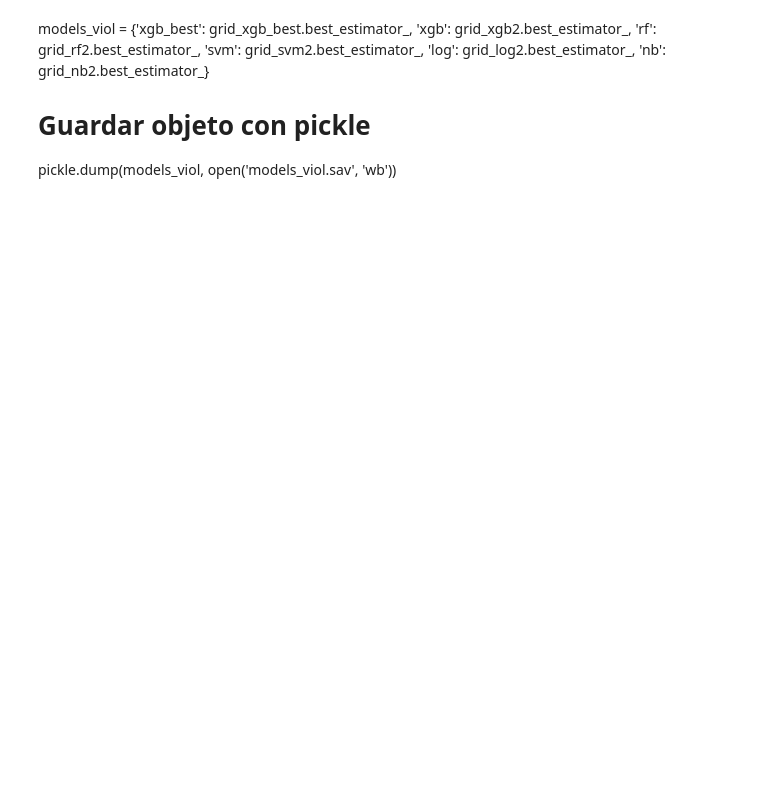
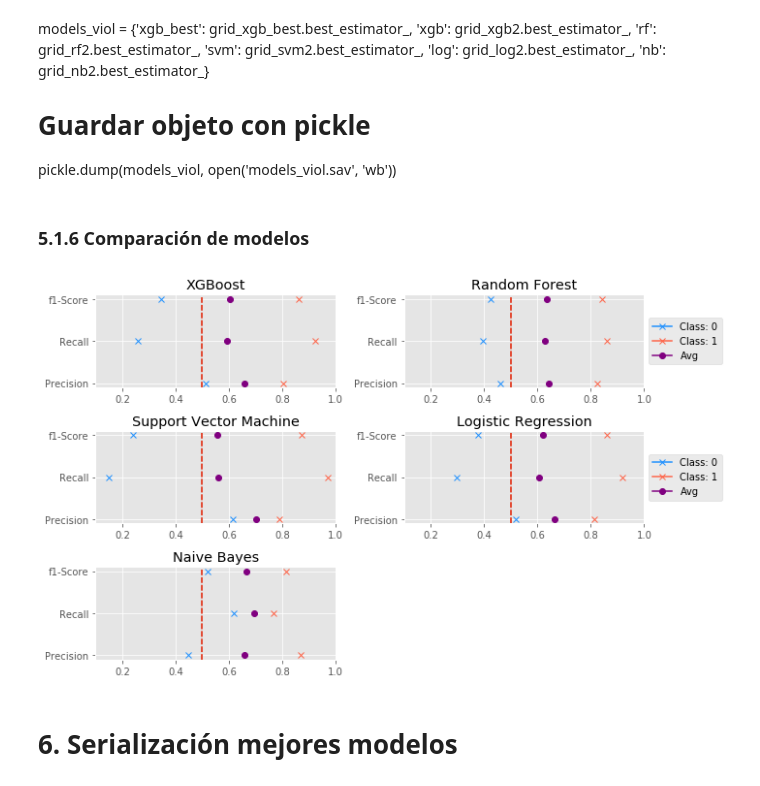
Before and after one commit to fdopalomera/nyc_crime, a Jupyter notebook: Prueba2.ipynb, the cells around one changed output. Drawn from its saved outputs; the diff is of its cells as text; code cells hidden in the pictures; blank space fills up the shorter version.

```diff
--- a/Prueba2.ipynb
+++ b/Prueba2.ipynb
@@ -568,3 +672,17 @@ models_viol = {'xgb_best': grid_xgb_best.best_estimator_,
 
 # Guardar objeto con pickle
 pickle.dump(models_viol, open('models_viol.sav', 'wb'))
+# %% [markdown]
+### 5.1.6 Comparación de modelos
+# %%
+estimators2 = [('XGBoost', mo2['xgb']),
+              ('Random Forest', mo2['rf']),
+              ('Support Vector Machine', mo2['svm']),
+              ('Logistic Regression', mo2['log']),
+              ('Naive Bayes', mo2['nb'])]
+
+fn.compare_classifiers(estimators2, X_test2, y_test2, n_cols=2)
+# %% [output]
+[figure, added]
+# %% [markdown]
+# 6. Serialización mejores modelos
```
Also changed, not shown: parts of 20 cells of this notebook, 1 other file.
